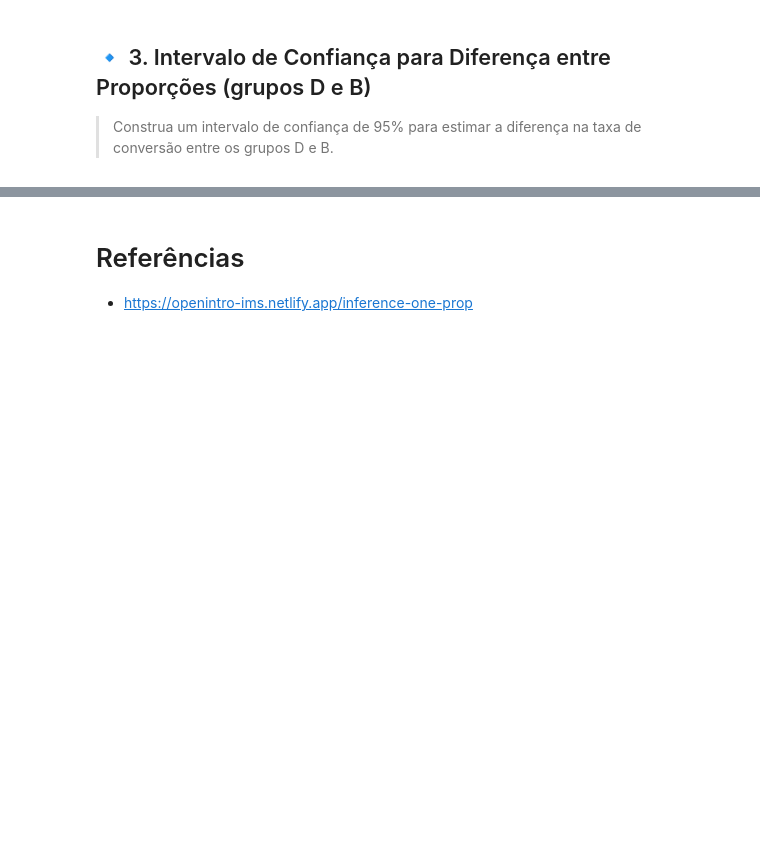
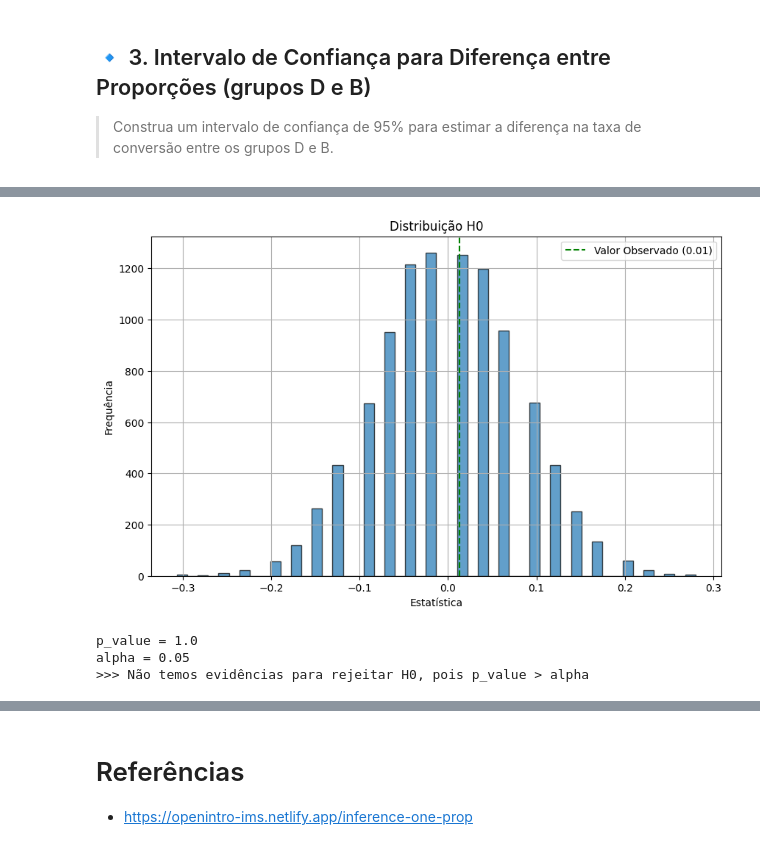
Before and after one commit to pedroDubiela95/inferencia-estatistica-computacional-vs-parametrica, a Jupyter notebook: inferencia.ipynb, the cells around one changed output, grey strips where cells are left out. Drawn from its saved outputs; the diff is of its cells as text; code cells hidden in the pictures; blank space fills up the shorter version.

```diff
--- a/inferencia.ipynb
+++ b/inferencia.ipynb
@@ -383,0 +556,50 @@ alpha = 0.05
+# %%
+# RANDOMIZATION TEST
+
+# Reamostragem
+n_simu = 10_000
+stat_dist = []
+
+for _ in range(n_simu):
+
+    # Embaralha
+    shuffled = np.random.permutation(np.concatenate([XB, XD]))
+
+    # Proporções
+    pseudo_group_B = shuffled[:nB]
+    pseudo_group_D = shuffled[nD:]
+
+    # Estatistica
+    stat_dist.append(pseudo_group_B.mean() - pseudo_group_D.mean())
+
+stat_dist = np.array(stat_dist)
+# %%
+# Plotar histograma da distribuição H0
+plt.figure(figsize=(10, 6))
+plt.hist(stat_dist, bins=50, edgecolor='black', alpha=0.7)
+
+# Linhas
+plt.axvline(diff_obs, color='green', linestyle='--', label=f'Valor Observado ({diff_obs:.2f})')
+
+# Título e rótulos
+plt.title(f'Distribuição H0')
+plt.xlabel('Estatística')
+plt.ylabel('Frequência')
+plt.legend()
+plt.grid(True)
+plt.show()
+# %% [output]
+[figure, added]
+# %%
+p_value = (np.abs(stat_dist) >= np.abs(diff_obs)).sum() / stat_dist.shape[0]
+
+print(f"p_value = {np.round(p_value , 2)}")
+print(f"alpha = {np.round(alpha , 2)}")
+if p_value <= alpha:
+    print(">>> Temos evidências para rejeitar H0 em favor de Ha, pois p_value <= alpha")
+else:
+    print(">>> Não temos evidências para rejeitar H0, pois p_value > alpha")
+# %% [output]
+p_value = 1.0
+alpha = 0.05
+>>> Não temos evidências para rejeitar H0, pois p_value > alpha
```
Also changed, not shown: parts of 45 cells of this notebook, 2 other files.
